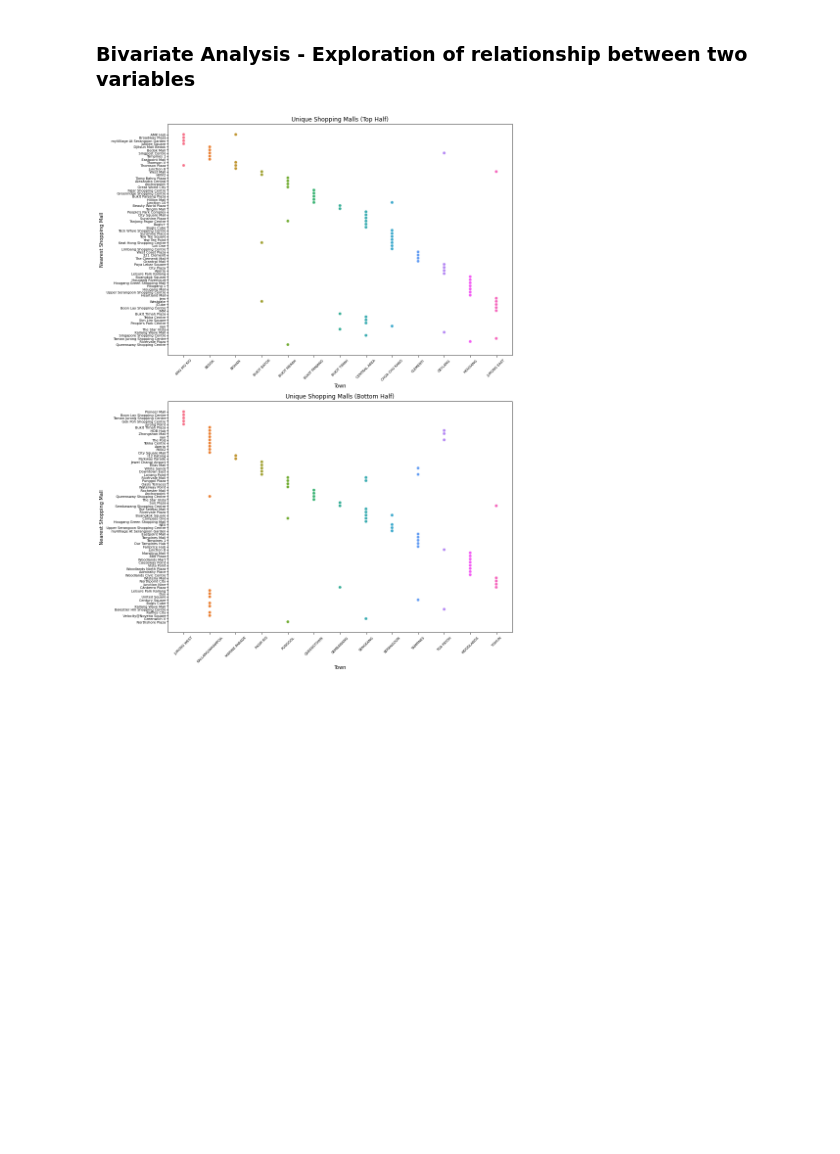
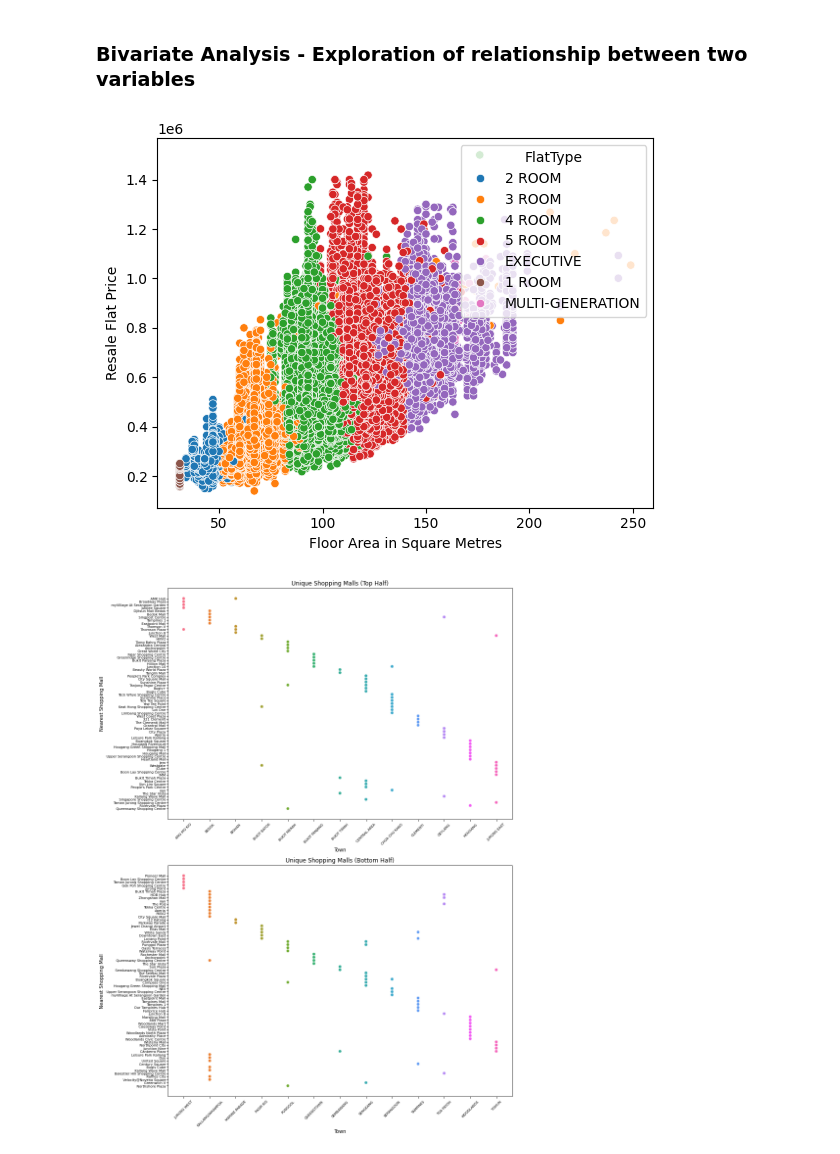
Before and after one commit to DheepthaRajesh/dheeptha_rajesh, a Jupyter notebook: Final-Predict-Public-Housing-Prices.ipynb, the cells around one changed output. Cells and saved outputs as stored; diff of their text form; code cells hidden in the pictures; blank space fills up the shorter version.

```diff
--- a/Final-Predict-Public-Housing-Prices.ipynb
+++ b/Final-Predict-Public-Housing-Prices.ipynb
@@ -217,6 +235,14 @@ plt.show()
 [figure]
 # %% [markdown]
 ### Bivariate Analysis - Exploration of relationship between two variables
+# %%
+# Scatter Plot to visualise the relationship between the floor area ('FloorAreaSqm') and resale flat prices ('Price')
+sns.scatterplot(data=df_final,x='FloorAreaSqm',y='Price', hue='FlatType')
+plt.ylabel('Resale Flat Price')
+plt.xlabel('Floor Area in Square Metres')
+plt.show()
+# %% [output]
+[figure, added]
 # %%
 # Scatter plot is used to visualize the distribution of unique shopping malls for each town,
 # with towns represented on the x-axis and shopping malls represented on the y-axis.
```
Also changed, not shown: parts of 13 cells of this notebook.
